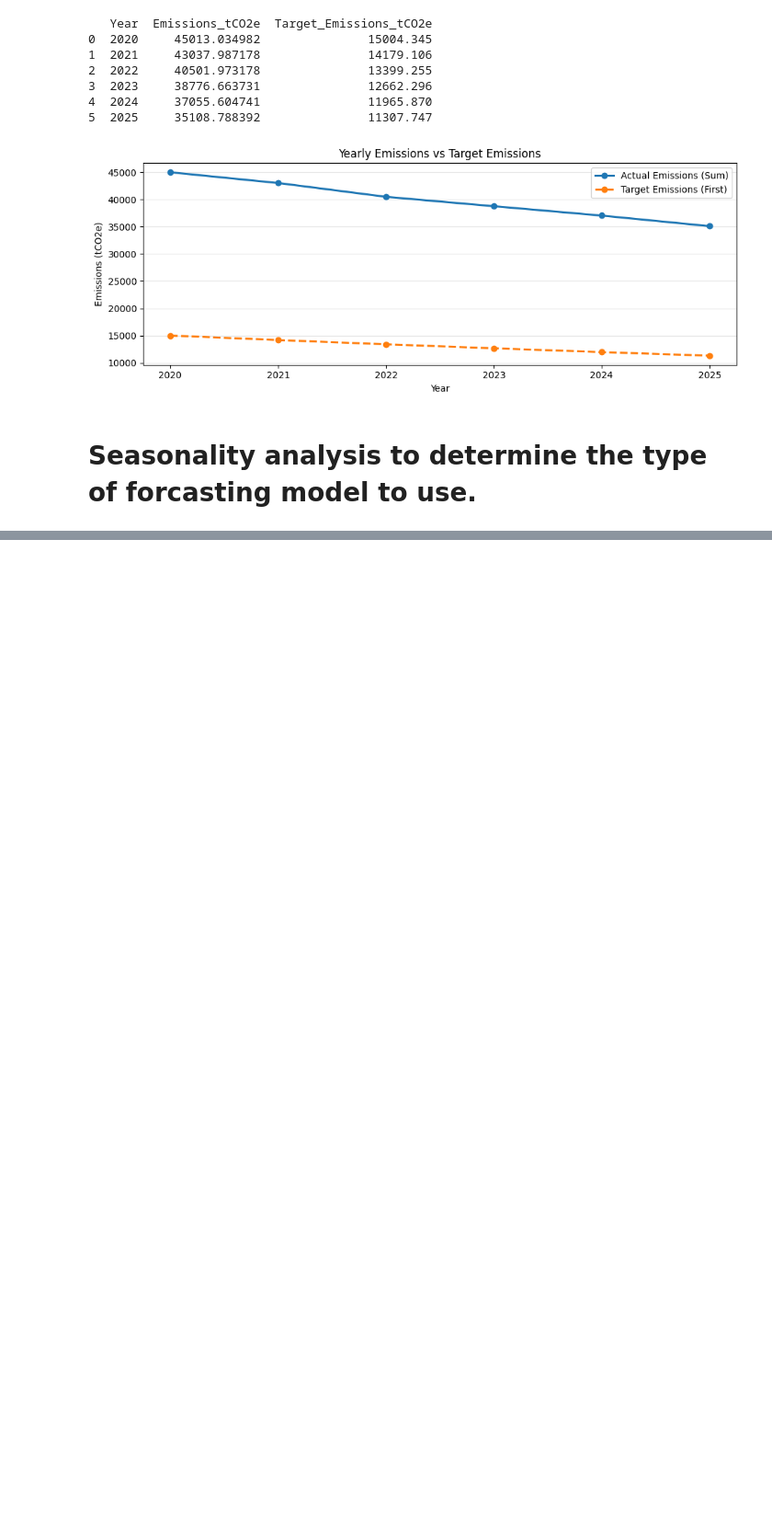
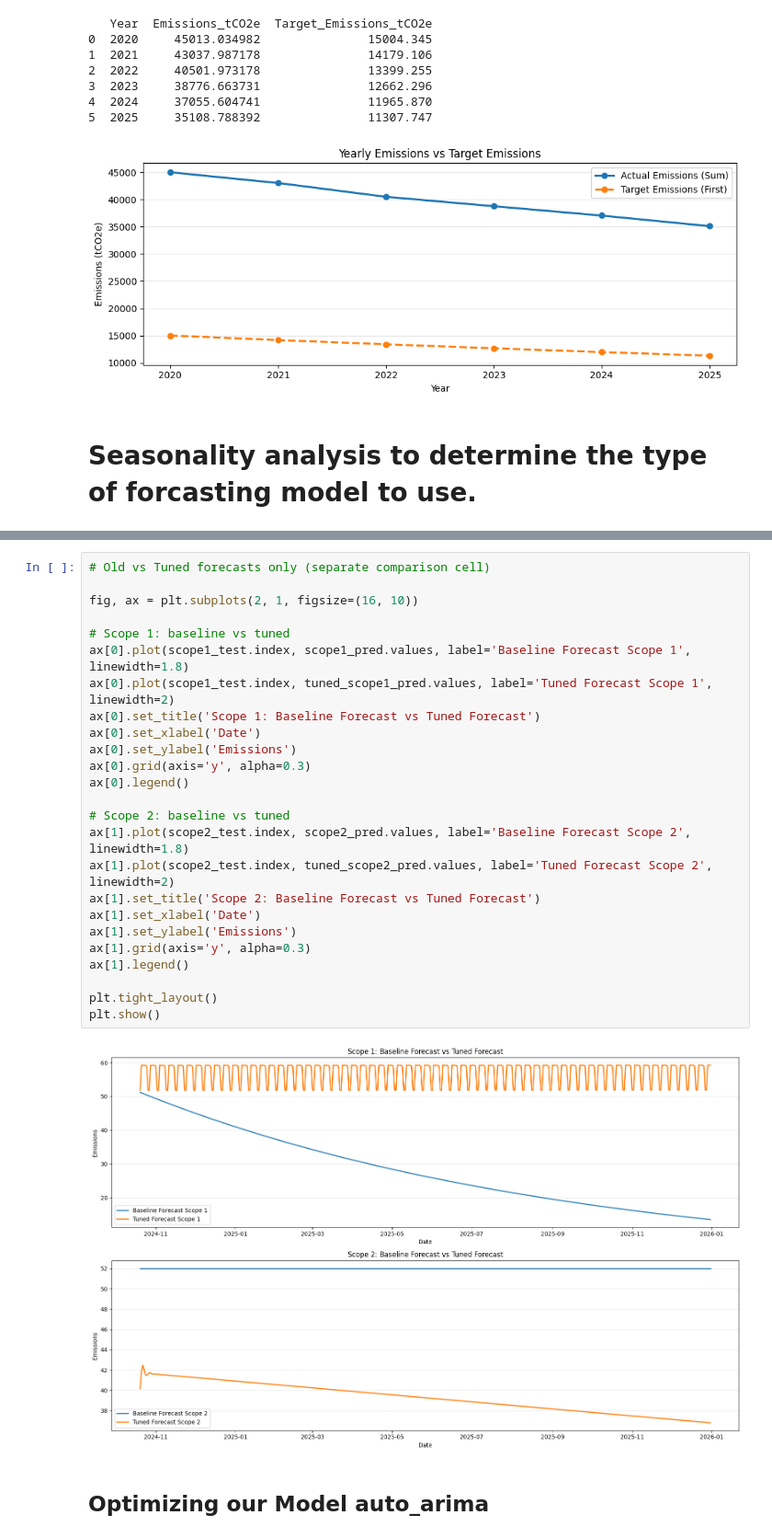
Before and after one commit to Sodiq-Shodimu/nexygen-project, a Jupyter notebook: preprocessed.ipynb, the cells around one changed output, grey strips where cells are left out. Shown at 92% size. Cells and saved outputs as stored; diff of their text form; blank space fills up the shorter version.

```diff
--- a/preprocessed.ipynb
+++ b/preprocessed.ipynb
@@ -372,0 +759,29 @@ plt.show()
+# %%
+# Old vs Tuned forecasts only (separate comparison cell)
+
+fig, ax = plt.subplots(2, 1, figsize=(16, 10))
+
+# Scope 1: baseline vs tuned
+ax[0].plot(scope1_test.index, scope1_pred.values, label='Baseline Forecast Scope 1', linewidth=1.8)
+ax[0].plot(scope1_test.index, tuned_scope1_pred.values, label='Tuned Forecast Scope 1', linewidth=2)
+ax[0].set_title('Scope 1: Baseline Forecast vs Tuned Forecast')
+ax[0].set_xlabel('Date')
+ax[0].set_ylabel('Emissions')
+ax[0].grid(axis='y', alpha=0.3)
+ax[0].legend()
+
+# Scope 2: baseline vs tuned
+ax[1].plot(scope2_test.index, scope2_pred.values, label='Baseline Forecast Scope 2', linewidth=1.8)
+ax[1].plot(scope2_test.index, tuned_scope2_pred.values, label='Tuned Forecast Scope 2', linewidth=2)
+ax[1].set_title('Scope 2: Baseline Forecast vs Tuned Forecast')
+ax[1].set_xlabel('Date')
+ax[1].set_ylabel('Emissions')
+ax[1].grid(axis='y', alpha=0.3)
+ax[1].legend()
+
+plt.tight_layout()
+plt.show()
+# %% [output]
+[figure, added]
+# %% [markdown]
+## Optimizing our Model auto_arima
```
Also changed, not shown: parts of 19 cells of this notebook, 5 other files.
